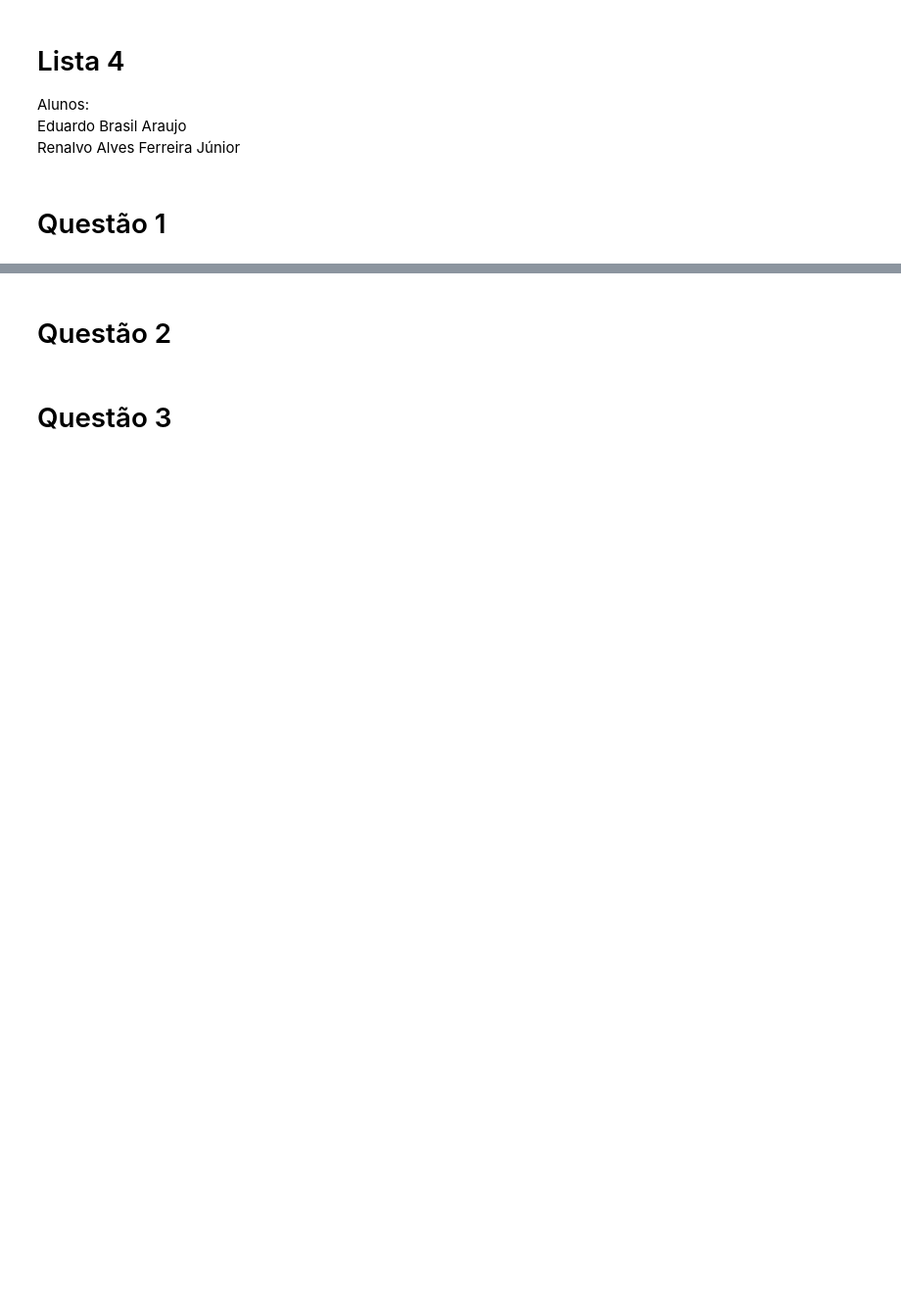
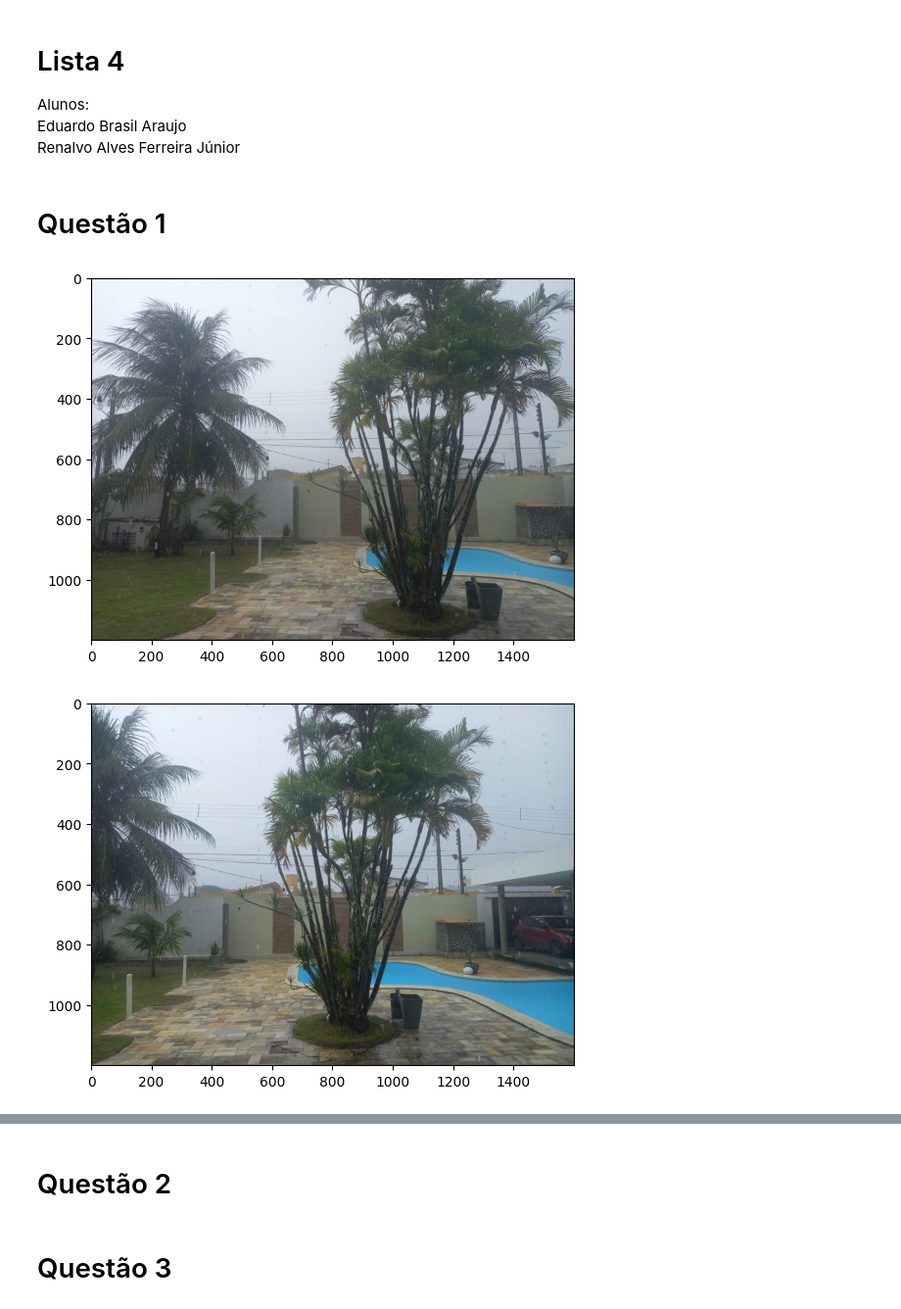
Before and after one commit to ghastcmd/computer-vision, a Jupyter notebook: list-4/lista4.ipynb, the cells around one changed output, grey strips where cells are left out. Shown at 98% size. Drawn from its saved outputs; the diff is of its cells as text; code cells hidden in the pictures; blank space fills up the shorter version.

```diff
--- a/list-4/lista4.ipynb
+++ b/list-4/lista4.ipynb
@@ -9,29 +13,44 @@ Renalvo Alves Ferreira Júnior
+# %%
+def conv(image):
+    return cv2.cvtColor(image, cv2.COLOR_BGR2RGB)
 # %%
-import cv2
-import numpy as np
-
 left_image = cv2.imread("images\cas1.jpeg")
 right_image = cv2.imread("images\cas2.jpeg")
+plt.imshow(conv(left_image))
+plt.show()
+
+plt.imshow(conv(right_image))
+plt.show()
 
 # Compute disparity map
 stereo = cv2.StereoBM_create(numDisparities=16, blockSize=15)
 disparity = stereo.compute(cv2.cvtColor(left_image, cv2.COLOR_BGR2GRAY), cv2.cvtColor(right_image, cv2.COLOR_BGR2GRAY))
+plt.imshow(disparity)
+plt.show()
 
 # Convert disparity map to depth map
 depth_map = np.zeros_like(disparity, dtype=np.float32)
 depth_map[disparity > 0] = 1.0 / disparity[disparity > 0]
+plt.imshow(conv(depth_map))
+plt.show()
 
 # Segment foreground and background
 foreground_threshold = 0.5
 foreground_mask = depth_map < foreground_threshold
 
+
 # Gaussian blur to the background
 background = cv2.GaussianBlur(left_image, (55, 55), sigmaX=10)
+plt.imshow(conv(background))
+plt.show()
 
 # Combine foreground and background
 result = np.where(foreground_mask[..., np.newaxis], left_image, background)
 
 resized_result = cv2.resize(result, (0, 0), fx=0.5, fy=0.5)
-cv2.imshow("Result", resized_result)
-cv2.waitKey(0)
-cv2.destroyAllWindows()
+
+plt.imshow(cv2.cvtColor(resized_result, cv2.COLOR_BGR2RGB))
+plt.show()
+# %% [output]
+[figure, added]
+[figure, added]
```
Also changed, not shown: parts of 3 cells of this notebook.
